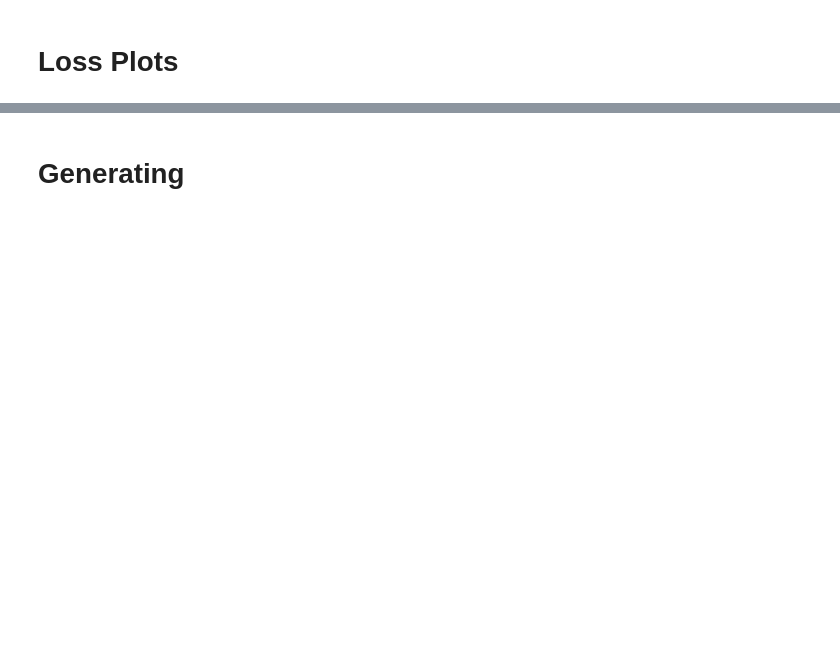
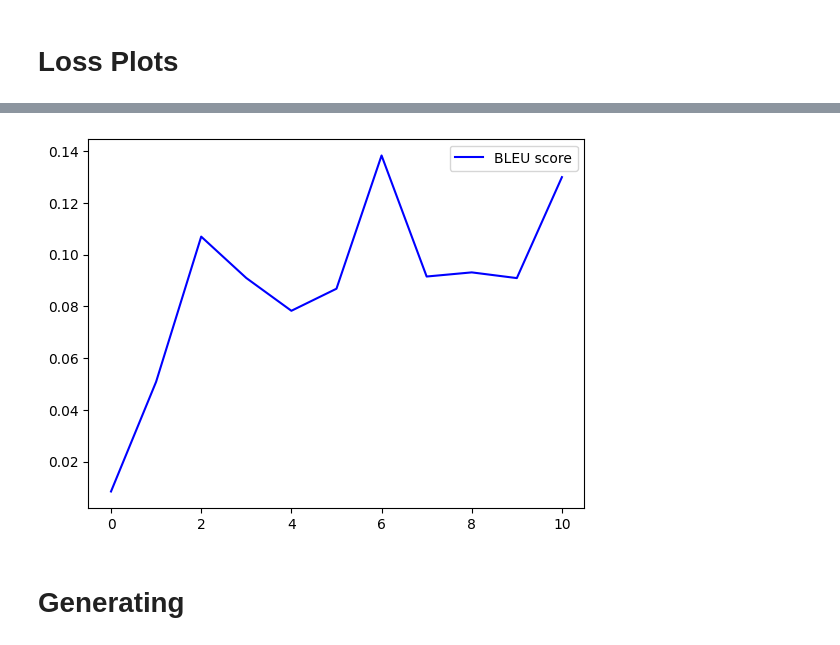
Before and after one commit to sigurdurhaukur/generate-isl-parlalment-speeches, a Jupyter notebook: parlagpt.ipynb, the cells around one changed output, grey strips where cells are left out. Drawn from its saved outputs; the diff is of its cells as text; code cells hidden in the pictures; blank space fills up the shorter version.

```diff
--- a/parlagpt.ipynb
+++ b/parlagpt.ipynb
@@ -573,3 +684,9 @@ plt.show()
+# %%
+plt.plot(bleu,label='BLEU score',color='blue')
+plt.legend()
+plt.show()
+# %% [output]
+[figure, added]
 # %%
 # tsl_mean = torch.tensor(tsl).mean()
 # print('Train Loss:',tsl_mean.item())
```
Also changed, not shown: parts of 16 cells of this notebook, 1 other file.
